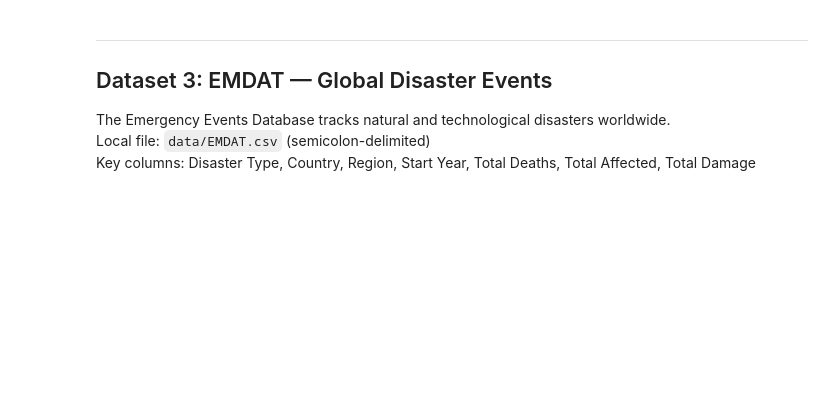
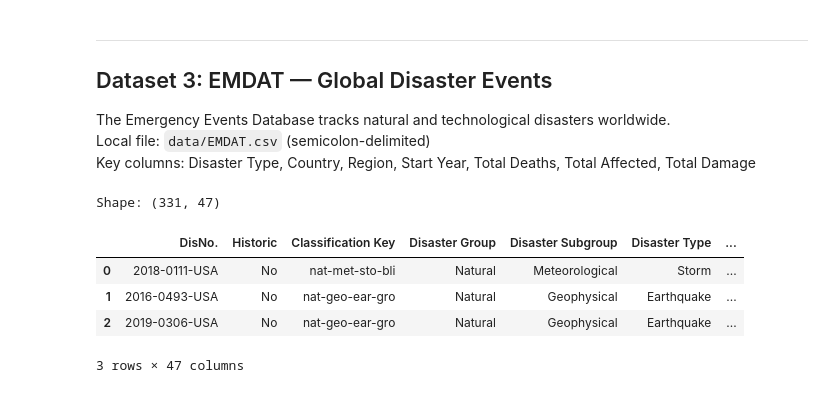
Before and after one commit to javirubio4/climate_headlines, a Jupyter notebook: eda.ipynb, the cells around one changed output. Saved outputs shown, nothing was run; the diff lists cells and outputs as text; code cells hidden in the pictures; blank space fills up the shorter version.

Commit message:
fix EMDAT encoding and use absolute path for CSV loading
Co-Authored-By: Claude Sonnet 4.6 <noreply@anthropic.com>

```diff
--- a/eda.ipynb
+++ b/eda.ipynb
@@ -144,10 +213,25 @@ The Emergency Events Database tracks natural and technological disasters worldwi
 Local file: `data/EMDAT.csv` (semicolon-delimited)
 Key columns: Disaster Type, Country, Region, Start Year, Total Deaths, Total Affected, Total Damage
 # %%
-emdat = pd.read_csv("data/EMDAT.csv", sep=";", low_memory=False)
+import os
+
+# Set working directory to the project root
+notebook_dir = os.path.dirname(os.path.abspath("eda.ipynb"))
+os.chdir(notebook_dir)
+
+emdat_path = os.path.join(notebook_dir, "data", "EMDAT.csv")
+
+emdat = pd.read_csv(emdat_path, sep=";", encoding="latin-1", low_memory=False)
 
 print(f"Shape: {emdat.shape}")
 emdat.head(3)
+# %% [output]
+Shape: (331, 47)
+|  | DisNo. | Historic | Classification Key | Disaster Group | Disaster Subgroup | Disaster Type | ... |
+| 0 | 2018-0111-USA | No | nat-met-sto-bli | Natural | Meteorological | Storm | ... |
+| 1 | 2016-0493-USA | No | nat-geo-ear-gro | Natural | Geophysical | Earthquake | ... |
+| 2 | 2019-0306-USA | No | nat-geo-ear-gro | Natural | Geophysical | Earthquake | ... |
+3 rows × 47 columns
 # %%
 print("=== Columns ===")
 print(list(emdat.columns))
```
Also changed, not shown: parts of 12 cells of this notebook.
